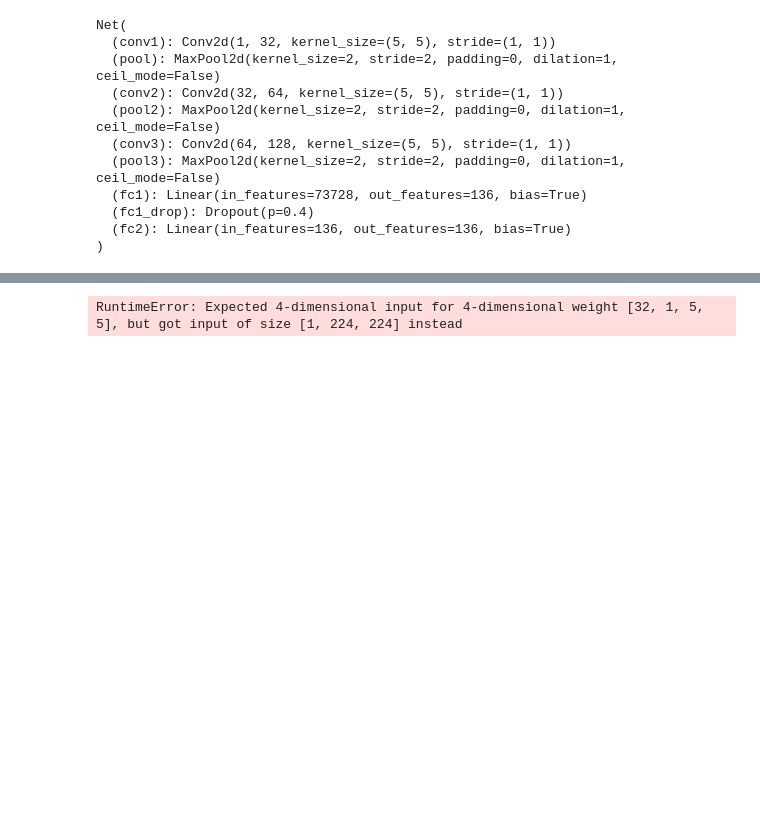
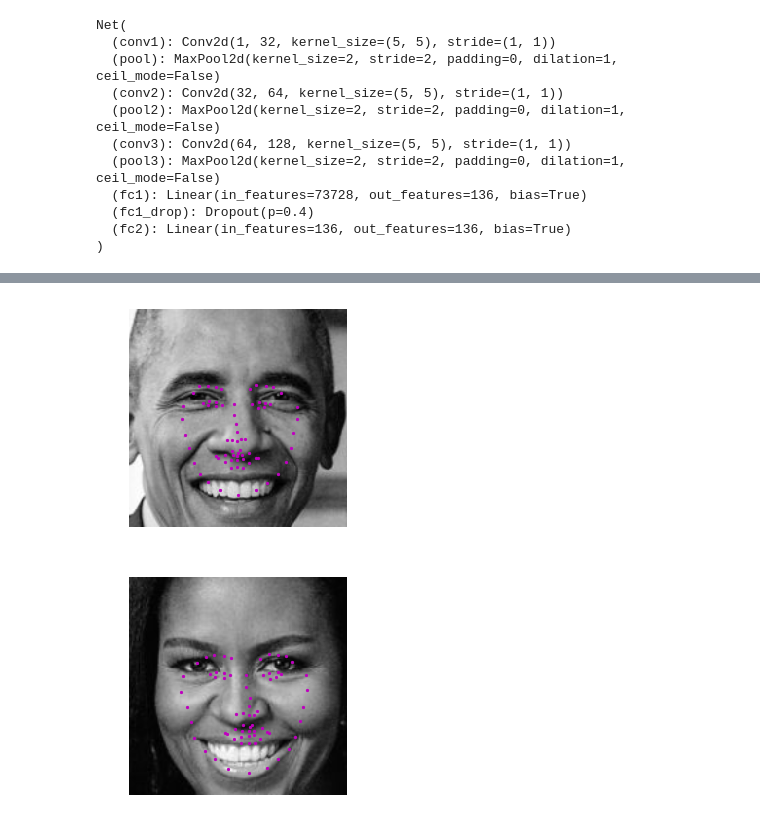
Before and after one commit to pmobbs/facial-keypoints, a Jupyter notebook: 3. Facial Keypoint Detection, Complete Pipeline.ipynb, the cells around one changed output, grey strips where cells are left out. Saved outputs shown, nothing was run; the diff lists cells and outputs as text; code cells hidden in the pictures; blank space fills up the shorter version.

```diff
--- a/3. Facial Keypoint Detection, Complete Pipeline.ipynb
+++ b/3. Facial Keypoint Detection, Complete Pipeline.ipynb
@@ -102,27 +102,21 @@ Net(
 # visualize the output
 def visualize_output(test_image, test_output):
 
-    plt.figure(figsize=(20,10))
+    plt.figure()
 
     # un-transform the image data
-    image = test_image.data   # get the image from it's Variable wrapper
-    image = image.numpy()   # convert to numpy array from a Tensor
+    #image = test_image.data   # get the image from it's Variable wrapper
+    image = test_image.numpy()   # convert to numpy array from a Tensor
     image = np.transpose(image, (1, 2, 0))   # transpose to go from torch to numpy image
 
     # un-transform the predicted key_pts data
-    predicted_key_pts = test_outputs[i].data
+    predicted_key_pts = test_output.data
     predicted_key_pts = predicted_key_pts.numpy()
     # undo normalization of keypoints
     predicted_key_pts = predicted_key_pts*50.0+100
 
-    # plot ground truth points for comparison, if they exist
-    ground_truth_pts = None
-    if gt_pts is not None:
-        ground_truth_pts = gt_pts[i]
-        ground_truth_pts = ground_truth_pts*50.0+100
-
     # call show_all_keypoints
-    show_all_keypoints(np.squeeze(image), predicted_key_pts, ground_truth_pts)
+    show_all_keypoints(np.squeeze(image), predicted_key_pts)
 
     plt.axis('off')
 
@@ -154,35 +157,40 @@ image_copy = np.copy(image)
 # loop over the detected faces from your haar cascade
 for (x,y,w,h) in faces:
 
     # Select the region of interest that is the face in the image
     roi = image_copy[y:y+h, x:x+w]
 
     ## TODO: Convert the face region from RGB to grayscale
     gray_roi = cv2.cvtColor(roi, cv2.COLOR_RGB2GRAY)
 
     ## TODO: Normalize the grayscale image so that its color range falls in [0,1] instead of [0,255]
     gray_norm = gray_roi/255.0
 
     ## TODO: Rescale the detected face to be the expected square size for your CNN (224x224, suggested)
     resized_image = cv2.resize(gray_norm, (224, 224))
 
     ## TODO: Reshape the numpy image shape (H0 x W1 x C2) into a torch image shape (C2 x H0 x W1)
     #image_trans = np.transpose(resized_image, (2, 0, 1))
 
     ## TODO: Make facial keypoint predictions using your loaded, trained network
     ## perform a forward pass to get the predicted facial keypoints
 
+    resized_image = resized_image.reshape(-1, 1, 224, 224)
     img_tensor = torch.from_numpy(resized_image)
 
 
-    img_tensor.unsqueeze_(0)
+    #img_tensor.unsqueeze_(0)
 
-    img_tensor.requires_grad_(False)
+    #img_tensor.requires_grad_(False)
     #model.to(device)
-    output = net(img_tensor)
+    img_tensor = img_tensor.type(torch.FloatTensor)
+    output_pts = net(img_tensor)
+    # reshape to batch_size x 68 x 2 pts
+    output_pts = output_pts.view(output_pts.size()[0], 68, -1)
 
     ## TODO: Display each detected face and the corresponding keypoints
     #plt.imshow(resized_image, cmap="gray")
-    visualize_output(resized_image, output)
+    visualize_output(img_tensor[0], output_pts[0])
 # %% [output]
-RuntimeError: Expected 4-dimensional input for 4-dimensional weight [32, 1, 5, 5], but got input of size [1, 224, 224] instead
+[figure, added]
+[figure, added]
```
Also changed, not shown: parts of 1 cell of this notebook.
